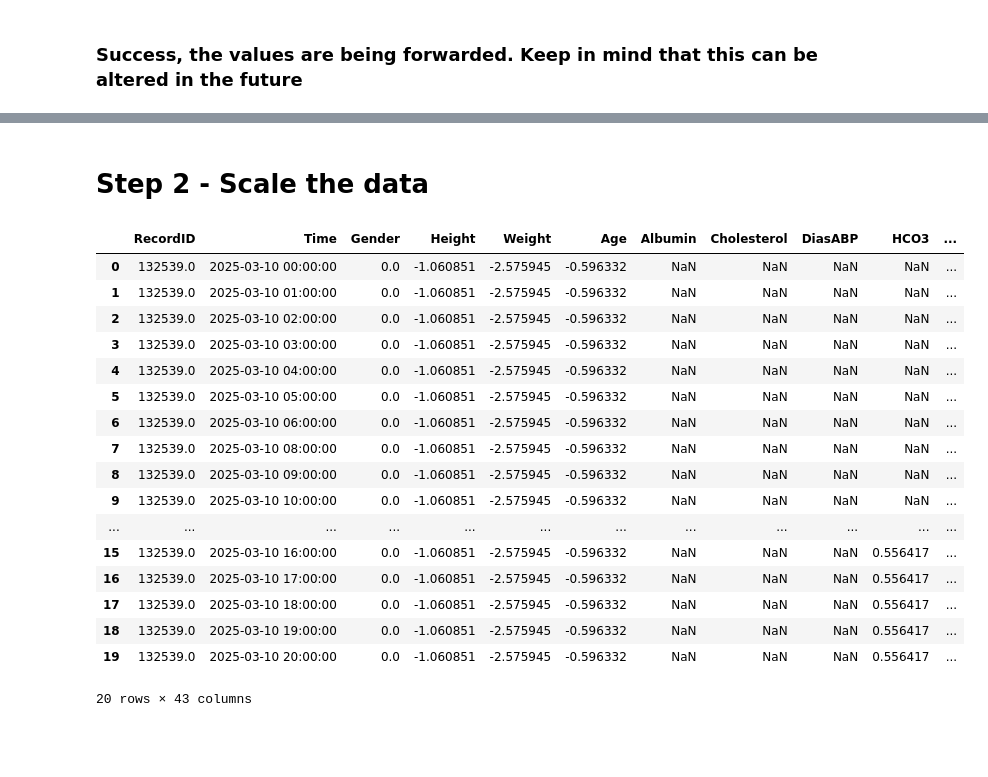
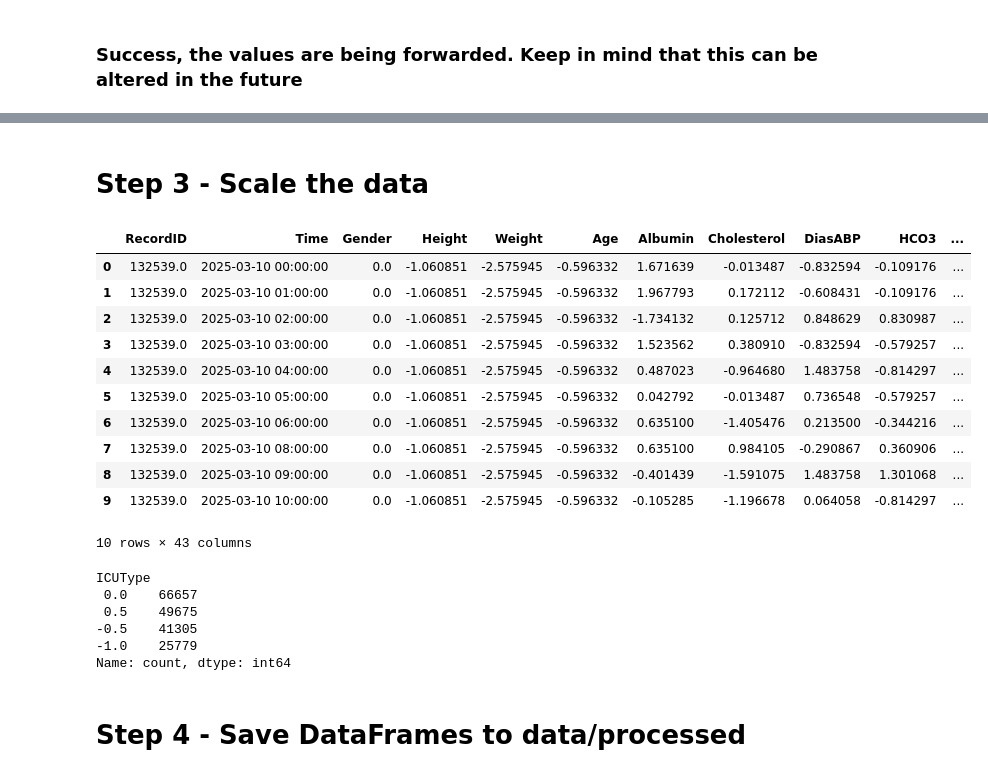
Before and after one commit to francescobondi02/project-1-ml4hc, a Jupyter notebook: notebooks/3_fb_data_preprocessing.ipynb, the cells around one changed output, grey strips where cells are left out. Cells and saved outputs as stored; diff of their text form; code cells hidden in the pictures; blank space fills up the shorter version.

```diff
--- a/notebooks/3_fb_data_preprocessing.ipynb
+++ b/notebooks/3_fb_data_preprocessing.ipynb
@@ -35,0 +90,15 @@ sets_dict["set_a"].head(10)
+# %%
+# Use the function to clean the data
+for set_key, df in sets_dict.items():
+    # Clean the DataFrame
+    cleaned_df = clean_df(df)
+    sets_dict[set_key] = cleaned_df  # Update dictionary (optional)
+
+    # Export to Parquet file (e.g., "set_a_cleaned.parquet")
+    output_filename = PROCESSED_DATA_DIR / f"{set_key}_cleaned.parquet"
+    cleaned_df.to_parquet(output_filename, index=False)
+    print(f"Cleaned data for {set_key} saved as {output_filename}")
+
+# Optionally, print the shape and first few rows of one cleaned DataFrame
+print(sets_dict["set_a"].shape)
+sets_dict["set_a"].head(10)
@@ -66,0 +156,18 @@ df.head(10)
+# %%
+# Ensure the "Time" column is in datetime format
+df["Time"] = pd.to_datetime(df["Time"])
+
+# Set "Time" as the DataFrame index for time-based interpolation
+df = df.set_index("Time")
+
+# Identify the columns to interpolate (exclude non-numeric columns like "RecordID")
+cols_to_interp = [col for col in df.columns if col != "RecordID"]
+
+# Apply time-based interpolation; limit_direction='both' fills NaNs at the start and end too.
+df[cols_to_interp] = df[cols_to_interp].interpolate(method='time', limit_direction='both')
+
+# If you want to restore the "Time" column as a regular column, reset the index
+df = df.reset_index()
+
+# Display the updated DataFrame
+df.head(20)
@@ -67,5 +207,5 @@ df.head(10)
 # %% [markdown]
-# Step 2 - Scale the data
+# Step 3 - Scale the data
 # %%
 from sklearn.preprocessing import StandardScaler, RobustScaler
 
@@ -73,48 +213,54 @@ from sklearn.preprocessing import StandardScaler, RobustScaler
 cols_to_scale = [col for col in df.columns if col not in ["RecordID", "Time", "Gender"]]
 
 # Define scaler
 ### However, we will need to use a different scaler for each column, based on whether it is normally-distributed or not
 ### For normally-distributed columns, we use the StandardScaler
 ### For non-normally-distributed columns, we use the RobustScaler
 
 #! AGE COULD BE DONE WITH MIN-MAX
 nd_cols = ["Height", "Weight", "Age", "Albumin", "Cholesterol", "DiasABP", "HCO3", "HCT", "HR", "Mg", "MAP", "Na", "NIDiasABP", "NIMAP", "NISysABP", "SysABP", "PaCO2", "PaO2", "Platelets", "RespRate", "Temp"]
 nnd_cols = [col for col in cols_to_scale if col not in nd_cols]
 
 scaler_nd = StandardScaler()
 scaler_nnd = RobustScaler()
 
 # Fit and then transform the scaler
 scaled_values_nd = scaler_nd.fit_transform(df[nd_cols])
 scaled_values_nnd = scaler_nnd.fit_transform(df[nnd_cols])
 
 # Convert the scaled arrays to DataFrames (preserve the original index)
 df_scaled_nd = pd.DataFrame(scaled_values_nd, columns=nd_cols, index=df.index)
 df_scaled_nnd = pd.DataFrame(scaled_values_nnd, columns=nnd_cols, index=df.index)
 
 # Combine both scaled DataFrames along the columns axis
 df_scaled = pd.concat([df_scaled_nd, df_scaled_nnd], axis=1)
 
 # Option 2: If you only want to include a selected subset of unmodified columns along with the scaled columns, use:
 df_final = pd.concat([df[["RecordID", "Time", "Gender"]], df_scaled], axis=1)
 
-df_final.head(20)
+df_final.head(10)
 # %% [output]
 |  | RecordID | Time | Gender | Height | Weight | Age | Albumin | Cholesterol | DiasABP | HCO3 | ... |
-| 0 | 132539.0 | 2025-03-10 00:00:00 | 0.0 | -1.060851 | -2.575945 | -0.596332 | NaN | NaN | NaN | NaN | ... |
-| 1 | 132539.0 | 2025-03-10 01:00:00 | 0.0 | -1.060851 | -2.575945 | -0.596332 | NaN | NaN | NaN | NaN | ... |
-| 2 | 132539.0 | 2025-03-10 02:00:00 | 0.0 | -1.060851 | -2.575945 | -0.596332 | NaN | NaN | NaN | NaN | ... |
-| 3 | 132539.0 | 2025-03-10 03:00:00 | 0.0 | -1.060851 | -2.575945 | -0.596332 | NaN | NaN | NaN | NaN | ... |
-| 4 | 132539.0 | 2025-03-10 04:00:00 | 0.0 | -1.060851 | -2.575945 | -0.596332 | NaN | NaN | NaN | NaN | ... |
-| 5 | 132539.0 | 2025-03-10 05:00:00 | 0.0 | -1.060851 | -2.575945 | -0.596332 | NaN | NaN | NaN | NaN | ... |
-| 6 | 132539.0 | 2025-03-10 06:00:00 | 0.0 | -1.060851 | -2.575945 | -0.596332 | NaN | NaN | NaN | NaN | ... |
-| 7 | 132539.0 | 2025-03-10 08:00:00 | 0.0 | -1.060851 | -2.575945 | -0.596332 | NaN | NaN | NaN | NaN | ... |
-| 8 | 132539.0 | 2025-03-10 09:00:00 | 0.0 | -1.060851 | -2.575945 | -0.596332 | NaN | NaN | NaN | NaN | ... |
-| 9 | 132539.0 | 2025-03-10 10:00:00 | 0.0 | -1.060851 | -2.575945 | -0.596332 | NaN | NaN | NaN | NaN | ... |
-| ... | ... | ... | ... | ... | ... | ... | ... | ... | ... | ... | ... |
-| 15 | 132539.0 | 2025-03-10 16:00:00 | 0.0 | -1.060851 | -2.575945 | -0.596332 | NaN | NaN | NaN | 0.556417 | ... |
-| 16 | 132539.0 | 2025-03-10 17:00:00 | 0.0 | -1.060851 | -2.575945 | -0.596332 | NaN | NaN | NaN | 0.556417 | ... |
-| 17 | 132539.0 | 2025-03-10 18:00:00 | 0.0 | -1.060851 | -2.575945 | -0.596332 | NaN | NaN | NaN | 0.556417 | ... |
-| 18 | 132539.0 | 2025-03-10 19:00:00 | 0.0 | -1.060851 | -2.575945 | -0.596332 | NaN | NaN | NaN | 0.556417 | ... |
-| 19 | 132539.0 | 2025-03-10 20:00:00 | 0.0 | -1.060851 | -2.575945 | -0.596332 | NaN | NaN | NaN | 0.556417 | ... |
+| 0 | 132539.0 | 2025-03-10 00:00:00 | 0.0 | -1.060851 | -2.575945 | -0.596332 | 1.671639 | -0.013487 | -0.832594 | -0.109176 | ... |
+| 1 | 132539.0 | 2025-03-10 01:00:00 | 0.0 | -1.060851 | -2.575945 | -0.596332 | 1.967793 | 0.172112 | -0.608431 | -0.109176 | ... |
+| 2 | 132539.0 | 2025-03-10 02:00:00 | 0.0 | -1.060851 | -2.575945 | -0.596332 | -1.734132 | 0.125712 | 0.848629 | 0.830987 | ... |
+| 3 | 132539.0 | 2025-03-10 03:00:00 | 0.0 | -1.060851 | -2.575945 | -0.596332 | 1.523562 | 0.380910 | -0.832594 | -0.579257 | ... |
+| 4 | 132539.0 | 2025-03-10 04:00:00 | 0.0 | -1.060851 | -2.575945 | -0.596332 | 0.487023 | -0.964680 | 1.483758 | -0.814297 | ... |
+| 5 | 132539.0 | 2025-03-10 05:00:00 | 0.0 | -1.060851 | -2.575945 | -0.596332 | 0.042792 | -0.013487 | 0.736548 | -0.579257 | ... |
+| 6 | 132539.0 | 2025-03-10 06:00:00 | 0.0 | -1.060851 | -2.575945 | -0.596332 | 0.635100 | -1.405476 | 0.213500 | -0.344216 | ... |
+| 7 | 132539.0 | 2025-03-10 08:00:00 | 0.0 | -1.060851 | -2.575945 | -0.596332 | 0.635100 | 0.984105 | -0.290867 | 0.360906 | ... |
+| 8 | 132539.0 | 2025-03-10 09:00:00 | 0.0 | -1.060851 | -2.575945 | -0.596332 | -0.401439 | -1.591075 | 1.483758 | 1.301068 | ... |
+| 9 | 132539.0 | 2025-03-10 10:00:00 | 0.0 | -1.060851 | -2.575945 | -0.596332 | -0.105285 | -1.196678 | 0.064058 | -0.814297 | ... |
-20 rows × 43 columns
+10 rows × 43 columns
+# %%
+# Check if ICUType is a feature
+print(df_final["ICUType"].value_counts())
+# %% [output]
+ICUType
+ 0.0    66657
+ 0.5    49675
+-0.5    41305
+-1.0    25779
+Name: count, dtype: int64
+# %% [markdown]
+# Step 4 - Save DataFrames to data/processed
```
Also changed, not shown: parts of 7 cells of this notebook, 3 other files.
